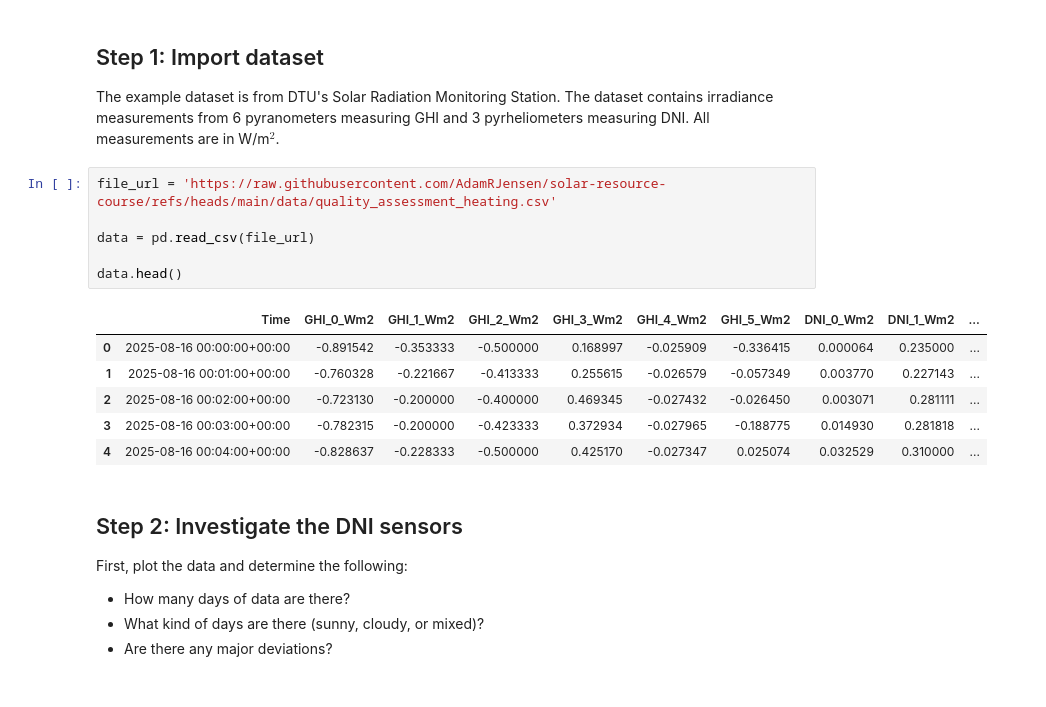
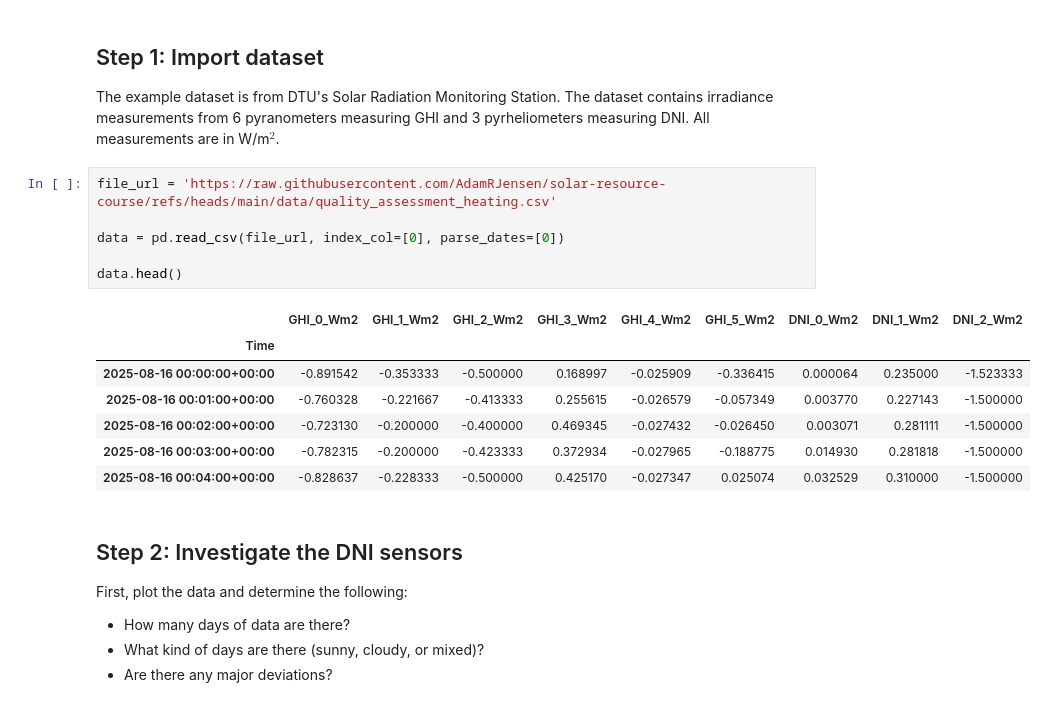
Before and after one commit to AdamRJensen/solar-resource-course, a Jupyter notebook: quality-control-heated-sensor.ipynb, the cells around one changed output. Cells and saved outputs as stored; diff of their text form.

```diff
--- a/quality-control-heated-sensor.ipynb
+++ b/quality-control-heated-sensor.ipynb
@@ -14,19 +14,20 @@ import matplotlib.pyplot as plt
 ## Step 1: Import dataset
 
 The example dataset is from DTU's Solar Radiation Monitoring Station. The dataset contains irradiance measurements from 6 pyranometers measuring GHI and 3 pyrheliometers measuring DNI. All measurements are in W/m$^2$.
-# %%
-file_url = 'https://raw.githubusercontent.com/AdamRJensen/solar-resource-course/refs/heads/main/data/quality_assessment_heating.csv'
-
-data = pd.read_csv(file_url)
-
-data.head()
-# %% [output]
-|  | Time | GHI_0_Wm2 | GHI_1_Wm2 | GHI_2_Wm2 | GHI_3_Wm2 | GHI_4_Wm2 | GHI_5_Wm2 | DNI_0_Wm2 | DNI_1_Wm2 | ... |
-| 0 | 2025-08-16 00:00:00+00:00 | -0.891542 | -0.353333 | -0.500000 | 0.168997 | -0.025909 | -0.336415 | 0.000064 | 0.235000 | ... |
-| 1 | 2025-08-16 00:01:00+00:00 | -0.760328 | -0.221667 | -0.413333 | 0.255615 | -0.026579 | -0.057349 | 0.003770 | 0.227143 | ... |
-| 2 | 2025-08-16 00:02:00+00:00 | -0.723130 | -0.200000 | -0.400000 | 0.469345 | -0.027432 | -0.026450 | 0.003071 | 0.281111 | ... |
-| 3 | 2025-08-16 00:03:00+00:00 | -0.782315 | -0.200000 | -0.423333 | 0.372934 | -0.027965 | -0.188775 | 0.014930 | 0.281818 | ... |
-| 4 | 2025-08-16 00:04:00+00:00 | -0.828637 | -0.228333 | -0.500000 | 0.425170 | -0.027347 | 0.025074 | 0.032529 | 0.310000 | ... |
+# %%
+file_url = 'https://raw.githubusercontent.com/AdamRJensen/solar-resource-course/refs/heads/main/data/quality_assessment_heating.csv'
+
+data = pd.read_csv(file_url, index_col=[0], parse_dates=[0])
+
+data.head()
+# %% [output]
+|  | GHI_0_Wm2 | GHI_1_Wm2 | GHI_2_Wm2 | GHI_3_Wm2 | GHI_4_Wm2 | GHI_5_Wm2 | DNI_0_Wm2 | DNI_1_Wm2 | DNI_2_Wm2 |
+| Time |  |  |  |  |  |  |  |  |  |
+| 2025-08-16 00:00:00+00:00 | -0.891542 | -0.353333 | -0.500000 | 0.168997 | -0.025909 | -0.336415 | 0.000064 | 0.235000 | -1.523333 |
+| 2025-08-16 00:01:00+00:00 | -0.760328 | -0.221667 | -0.413333 | 0.255615 | -0.026579 | -0.057349 | 0.003770 | 0.227143 | -1.500000 |
+| 2025-08-16 00:02:00+00:00 | -0.723130 | -0.200000 | -0.400000 | 0.469345 | -0.027432 | -0.026450 | 0.003071 | 0.281111 | -1.500000 |
+| 2025-08-16 00:03:00+00:00 | -0.782315 | -0.200000 | -0.423333 | 0.372934 | -0.027965 | -0.188775 | 0.014930 | 0.281818 | -1.500000 |
+| 2025-08-16 00:04:00+00:00 | -0.828637 | -0.228333 | -0.500000 | 0.425170 | -0.027347 | 0.025074 | 0.032529 | 0.310000 | -1.500000 |
 # %% [markdown]
 ## Step 2: Investigate the DNI sensors
 
```
Also changed, not shown: parts of 6 cells of this notebook.
